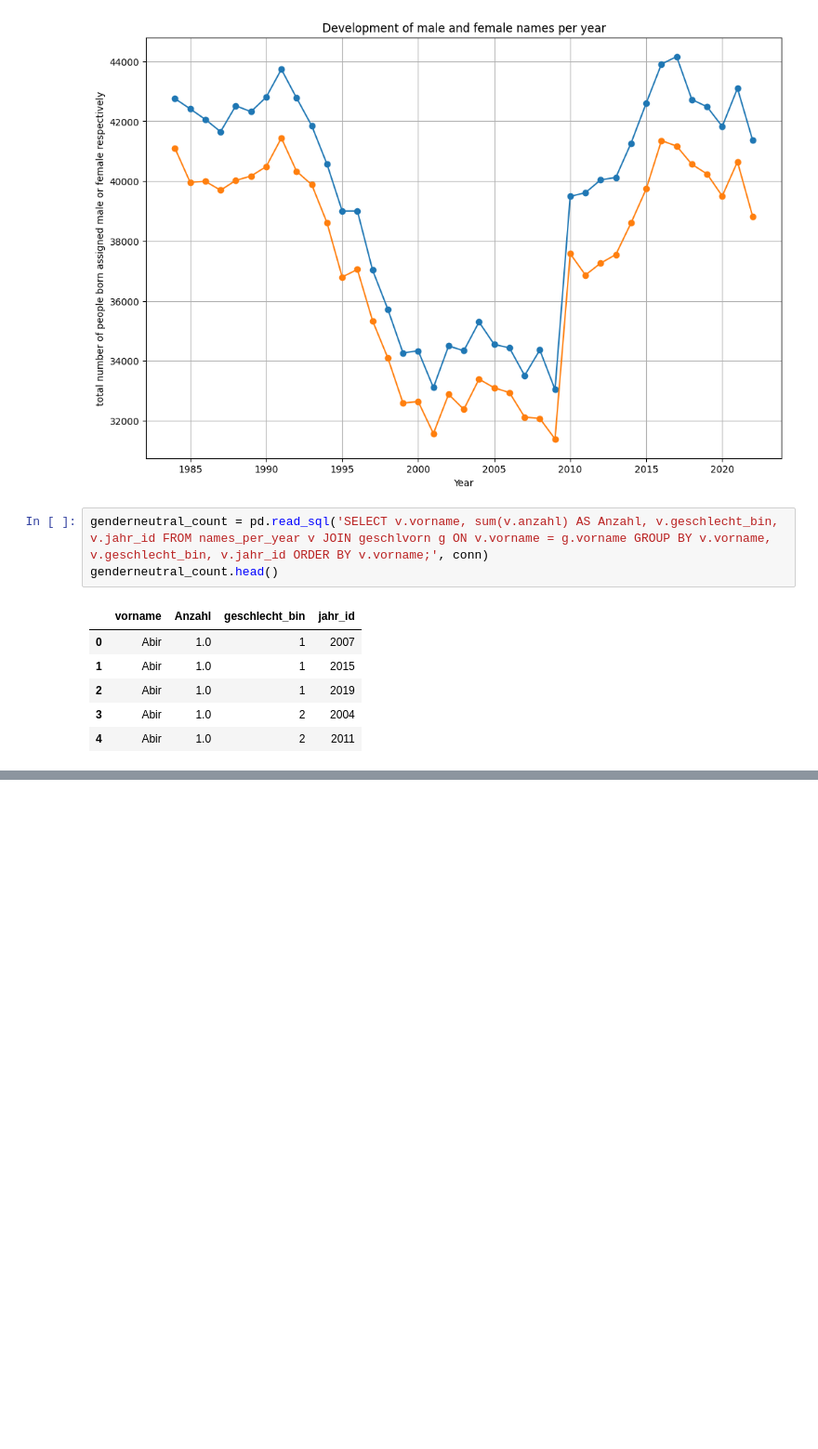
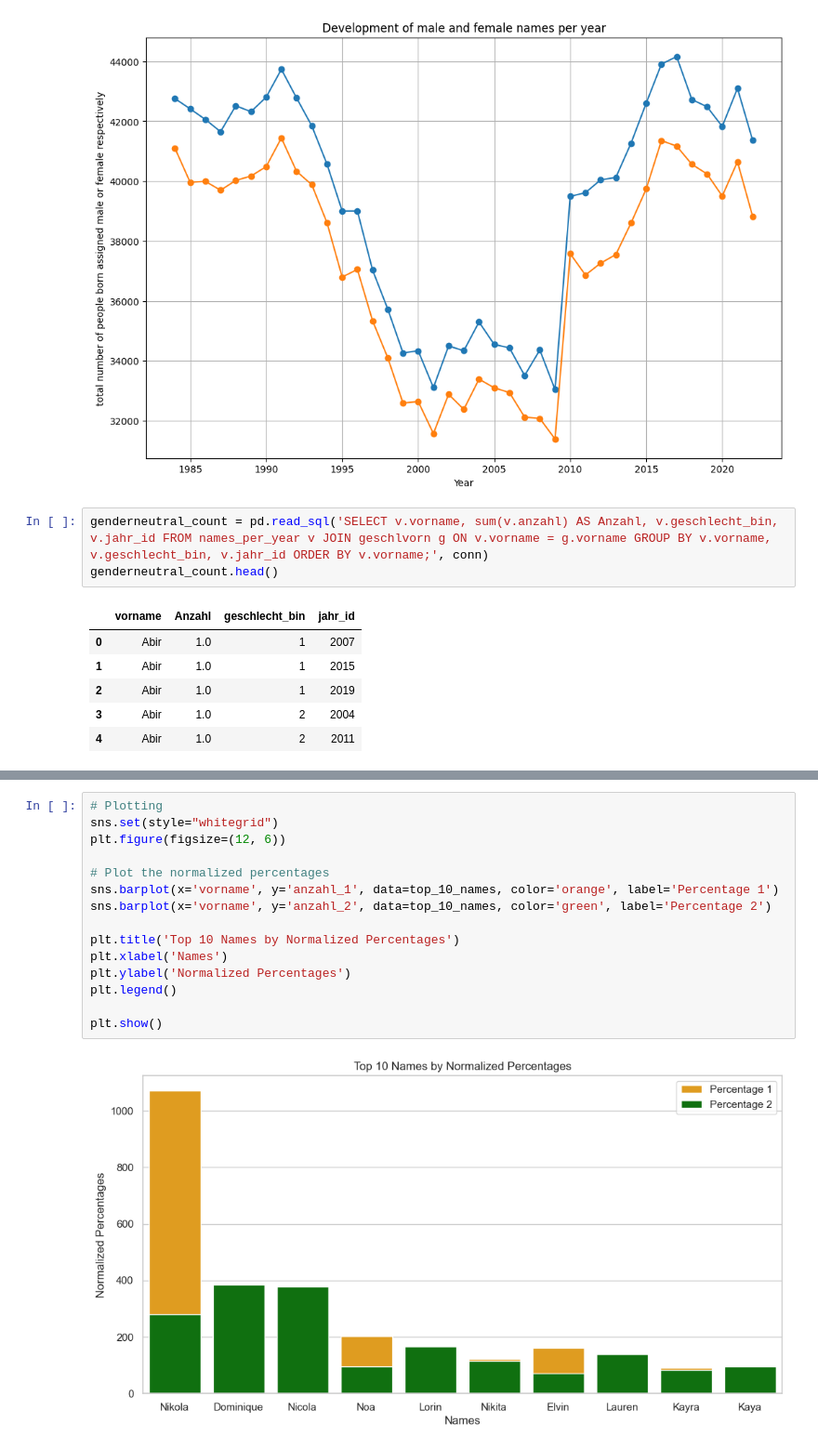
Before and after one commit to claudiamattes98/babynames_database, a Jupyter notebook: babynames_analyse_claudia.ipynb, the cells around one changed output, grey strips where cells are left out. Shown: that part at 93% size. Drawn from its saved outputs; the diff is of its cells as text; blank space fills up the shorter version.

```diff
--- a/babynames_analyse_claudia.ipynb
+++ b/babynames_analyse_claudia.ipynb
@@ -225,0 +355,17 @@ genderneutral_count.head()
+# %%
+# Plotting
+sns.set(style="whitegrid")
+plt.figure(figsize=(12, 6))
+
+# Plot the normalized percentages
+sns.barplot(x='vorname', y='anzahl_1', data=top_10_names, color='orange', label='Percentage 1')
+sns.barplot(x='vorname', y='anzahl_2', data=top_10_names, color='green', label='Percentage 2')
+
+plt.title('Top 10 Names by Normalized Percentages')
+plt.xlabel('Names')
+plt.ylabel('Normalized Percentages')
+plt.legend()
+
+plt.show()
+# %% [output]
+[figure, added]
```
Also changed, not shown: parts of 8 cells of this notebook.
